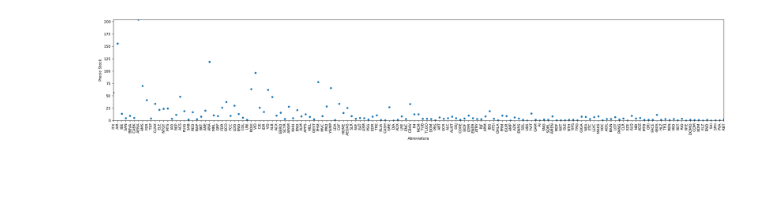
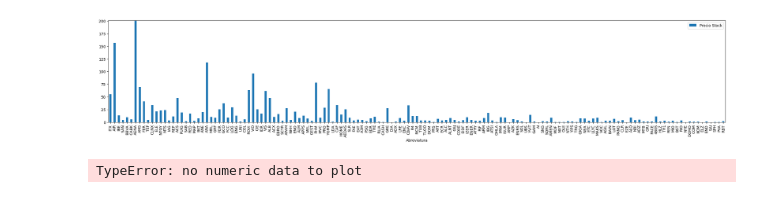
Before and after one commit to Levian17/Scrapper-Bolsa-Madrid, a Jupyter notebook: visualizacion.ipynb, the cells around one changed output. Saved outputs shown, nothing was run; the diff lists cells and outputs as text; code cells hidden in the pictures; blank space fills up the shorter version.

Commit message:
Ajustes a la visualizacion.

```diff
--- a/visualizacion.ipynb
+++ b/visualizacion.ipynb
@@ -16,8 +16,16 @@ df.head()
 # %%
-# Representacion en scatter de los precios de cada stock por empresa
-df.plot.scatter(x='Abreviatura', y='Precio Stock', figsize=(30, 5))
+# Representacion en barras verticales de los precios de cada stock por empresa
+df.plot.bar(x='Abreviatura', y='Precio Stock', figsize=(30, 5))
 plt.xticks(rotation = 90)
 plt.margins(0,0)
 plt.show()
 # %% [output]
-[figure, old version]
+[figure, new version]
+# %%
+# Representacion en barras horizontales de los precios de cada stock por empresa
+value = df['Valor Total']
+value[:][-1] = ""
+print(value)
+df.plot.bar(x='Valor Total', y='Abreviatura', figsize=(30, 5))
+# %% [output]
+TypeError: no numeric data to plot
```
Also changed, not shown: parts of 1 cell of this notebook, 1 other file.
